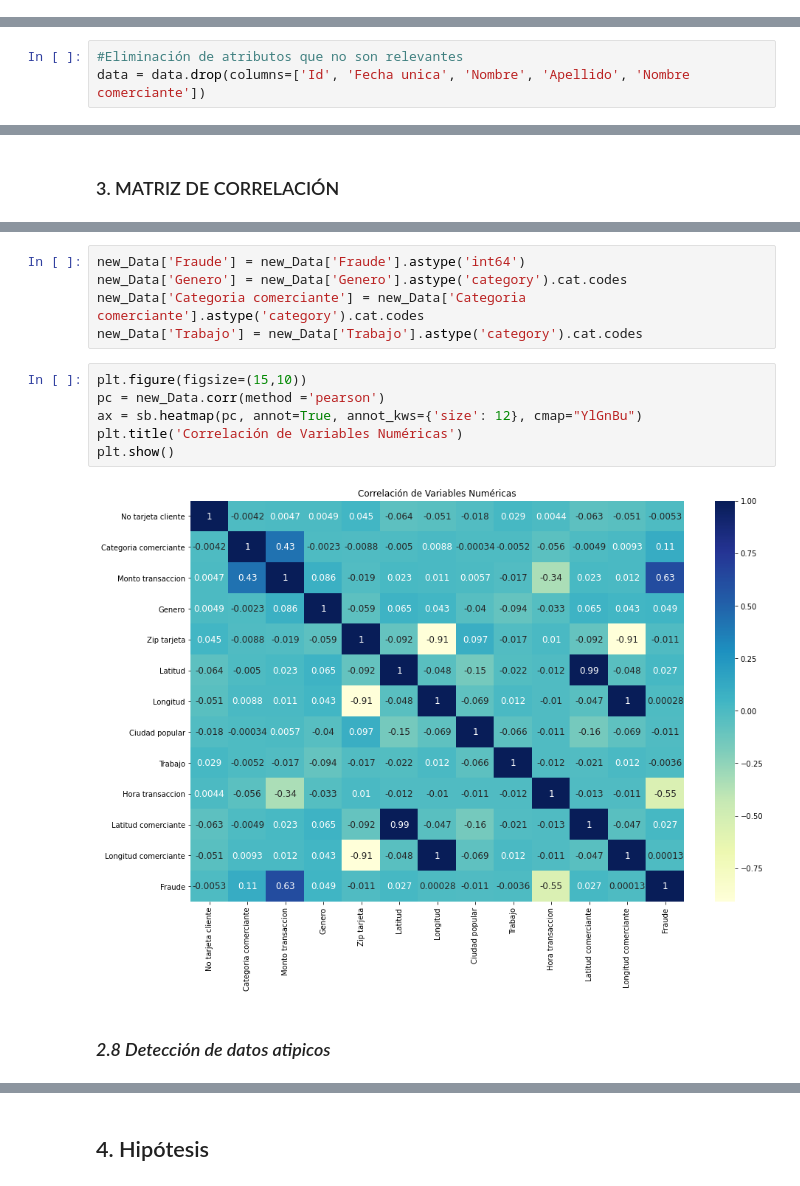
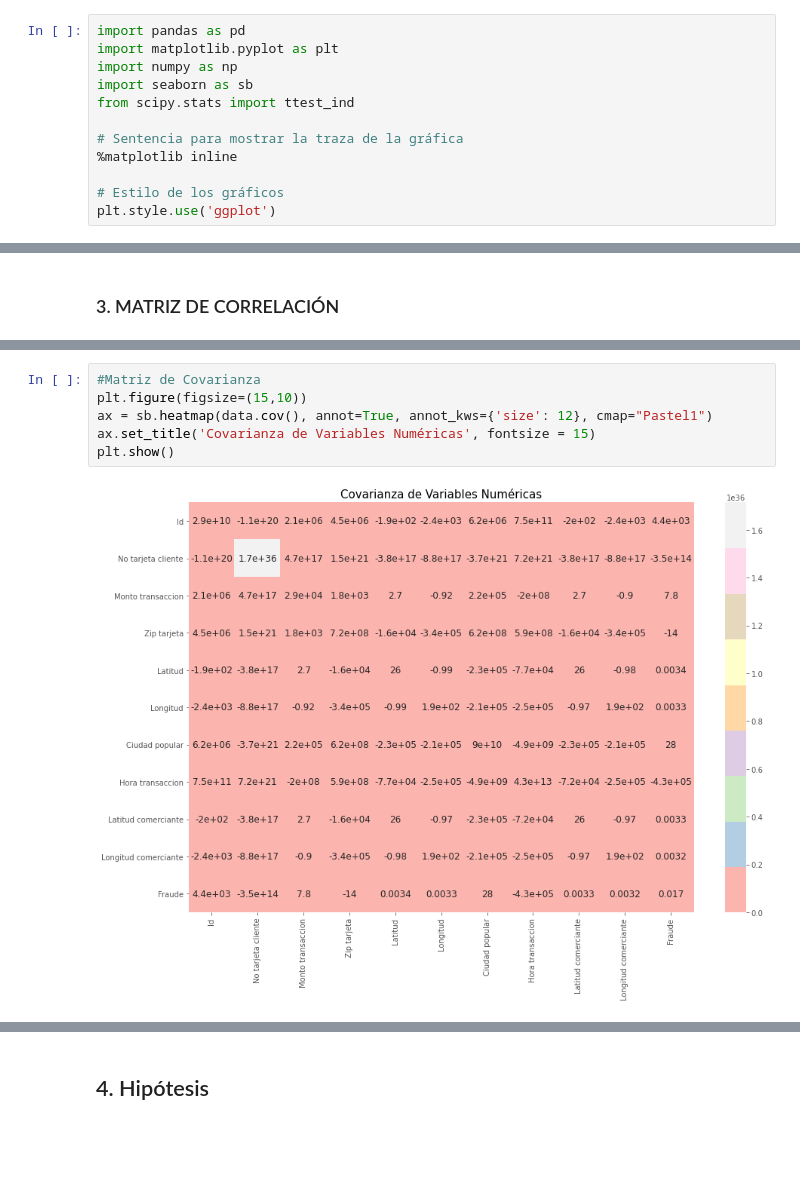
Before and after one commit to Bmez1/Proyecto_CD, a Jupyter notebook: Fraude.ipynb, the cells around one changed output, grey strips where cells are left out. Cells and saved outputs as stored; diff of their text form; blank space fills up the shorter version.

Commit message:
Organizando el EDA y parte del procesamiento de datos

```diff
--- a/Fraude.ipynb
+++ b/Fraude.ipynb
@@ -4,4 +4,16 @@
 ## Autores : Daniel Enrique Barros Agamez & Kevin Acosta Lopez
 # %% [markdown]
 ## 1. Cargando Datos
+# %%
+import pandas as pd
+import matplotlib.pyplot as plt
+import numpy as np
+import seaborn as sb
+from scipy.stats import ttest_ind
+
+# Sentencia para mostrar la traza de la gráfica
+%matplotlib inline
+
+# Estilo de los gráficos
+plt.style.use('ggplot')
 # %%
@@ -77,6 +83,3 @@ Variables númericas:  5
 Variables numericas flotantes:  5
 # %% [markdown]
 ### *2.5 Moda, cantidad de valores únicos y frecuencia de atributos categoricos*
-# %%
-#Eliminación de atributos que no son relevantes
-data = data.drop(columns=['Id', 'Fecha unica', 'Nombre', 'Apellido', 'Nombre comerciante'])
@@ -311,15 +355,8 @@ new_Data.head()
-# %%
-new_Data['Fraude'] = new_Data['Fraude'].astype('int64')
-new_Data['Genero'] = new_Data['Genero'].astype('category').cat.codes
-new_Data['Categoria comerciante'] = new_Data['Categoria comerciante'].astype('category').cat.codes
-new_Data['Trabajo'] = new_Data['Trabajo'].astype('category').cat.codes
 # %%
+#Matriz de Covarianza
 plt.figure(figsize=(15,10))
-pc = new_Data.corr(method ='pearson')
-ax = sb.heatmap(pc, annot=True, annot_kws={'size': 12}, cmap="YlGnBu")
-plt.title('Correlación de Variables Numéricas')
+ax = sb.heatmap(data.cov(), annot=True, annot_kws={'size': 12}, cmap="Pastel1")
+ax.set_title('Covarianza de Variables Numéricas', fontsize = 15)
 plt.show()
 # %% [output]
-[figure, old version]
+[figure, new version]
-# %% [markdown]
-### *2.8 Detección de datos atipicos*
```
Also changed, not shown: parts of 46 cells of this notebook, 1 other file.
